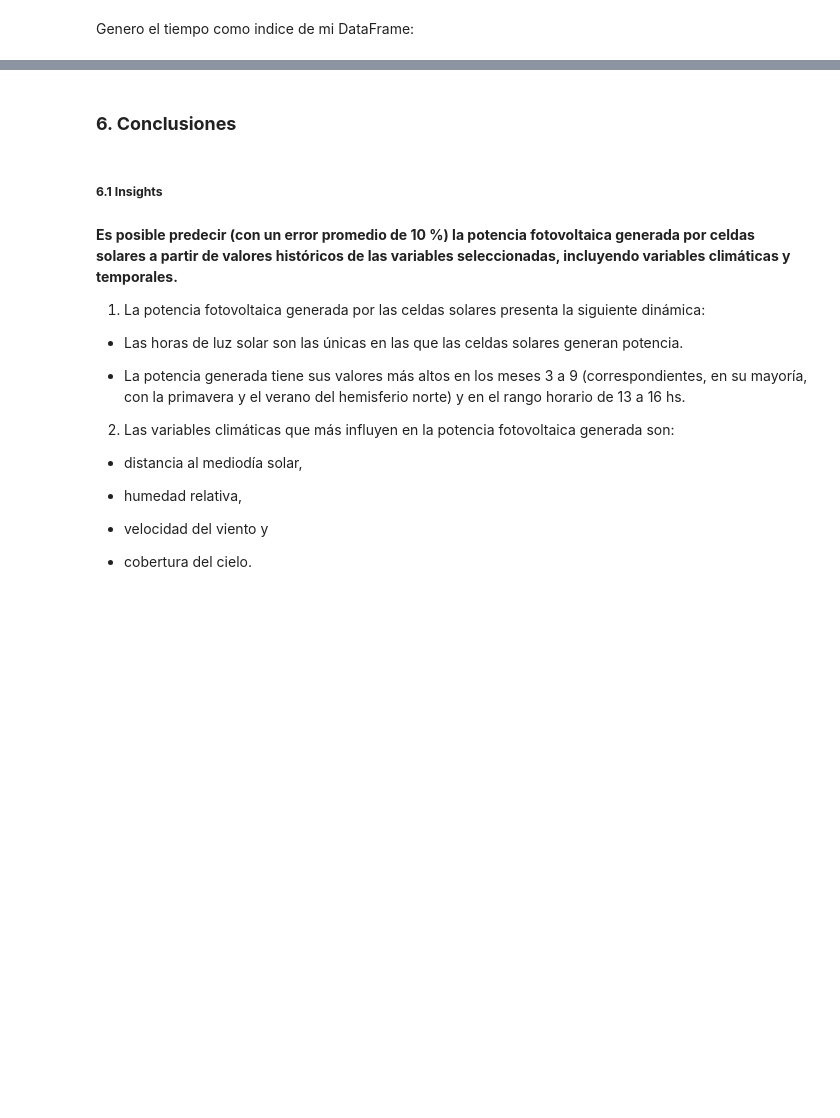
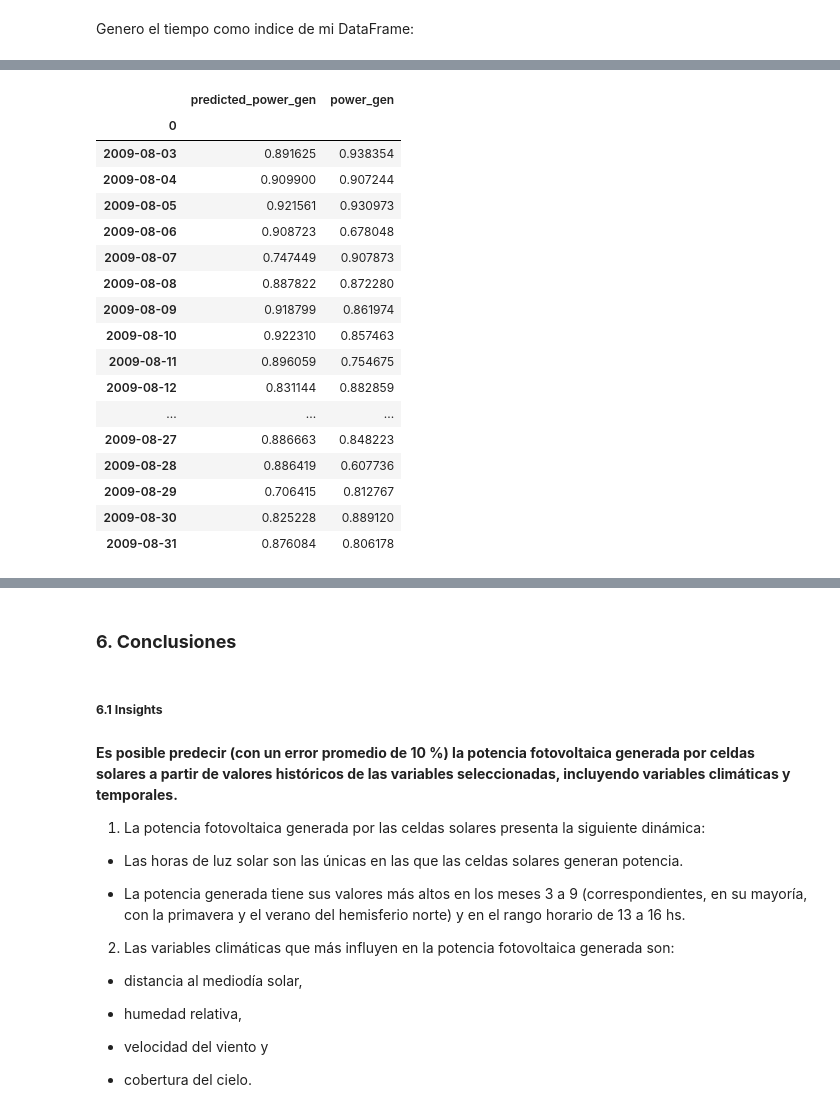
Before and after one commit to FernandoEzequiel/Coder, a Jupyter notebook: notebook/EntregasCoder/Desafio 17 - Entrega Final/Entrega_Final_GarciaGonzalez.ipynb, the cells around one changed output, grey strips where cells are left out. Saved outputs shown, nothing was run; the diff lists cells and outputs as text; code cells hidden in the pictures; blank space fills up the shorter version.

```diff
--- a/notebook/EntregasCoder/Desafio 17 - Entrega Final/Entrega_Final_GarciaGonzalez.ipynb
+++ b/notebook/EntregasCoder/Desafio 17 - Entrega Final/Entrega_Final_GarciaGonzalez.ipynb
@@ -2214,0 +2126,25 @@ def series_to_supervised(data, n_in=1, n_out=1, dropnan=True):
+# %%
+prediction = pd.DataFrame(yhat,index=Data_LSTM.iloc[n_train_days+n_time:,:]['power_gen'].index)
+prediction.columns = ['predicted_power_gen']
+#prediction['power_gen']= Data_LSTM.iloc[n_train_days+n_time:,:]['power_gen'].values
+prediction['power_gen']= test_y
+prediction
+# %% [output]
+|  | predicted_power_gen | power_gen |
+| 0 |  |  |
+| 2009-08-03 | 0.891625 | 0.938354 |
+| 2009-08-04 | 0.909900 | 0.907244 |
+| 2009-08-05 | 0.921561 | 0.930973 |
+| 2009-08-06 | 0.908723 | 0.678048 |
+| 2009-08-07 | 0.747449 | 0.907873 |
+| 2009-08-08 | 0.887822 | 0.872280 |
+| 2009-08-09 | 0.918799 | 0.861974 |
+| 2009-08-10 | 0.922310 | 0.857463 |
+| 2009-08-11 | 0.896059 | 0.754675 |
+| 2009-08-12 | 0.831144 | 0.882859 |
+| ... | ... | ... |
+| 2009-08-27 | 0.886663 | 0.848223 |
+| 2009-08-28 | 0.886419 | 0.607736 |
+| 2009-08-29 | 0.706415 | 0.812767 |
+| 2009-08-30 | 0.825228 | 0.889120 |
+| 2009-08-31 | 0.876084 | 0.806178 |
```
Also changed, not shown: parts of 42 cells of this notebook, 4 other files.
